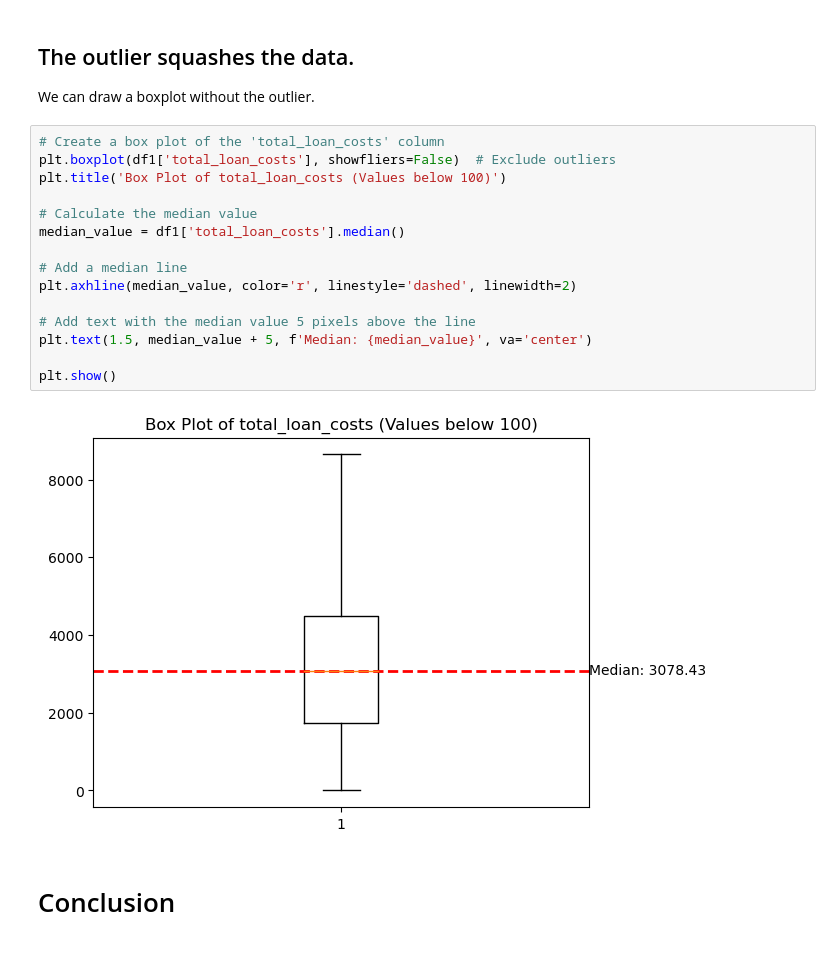
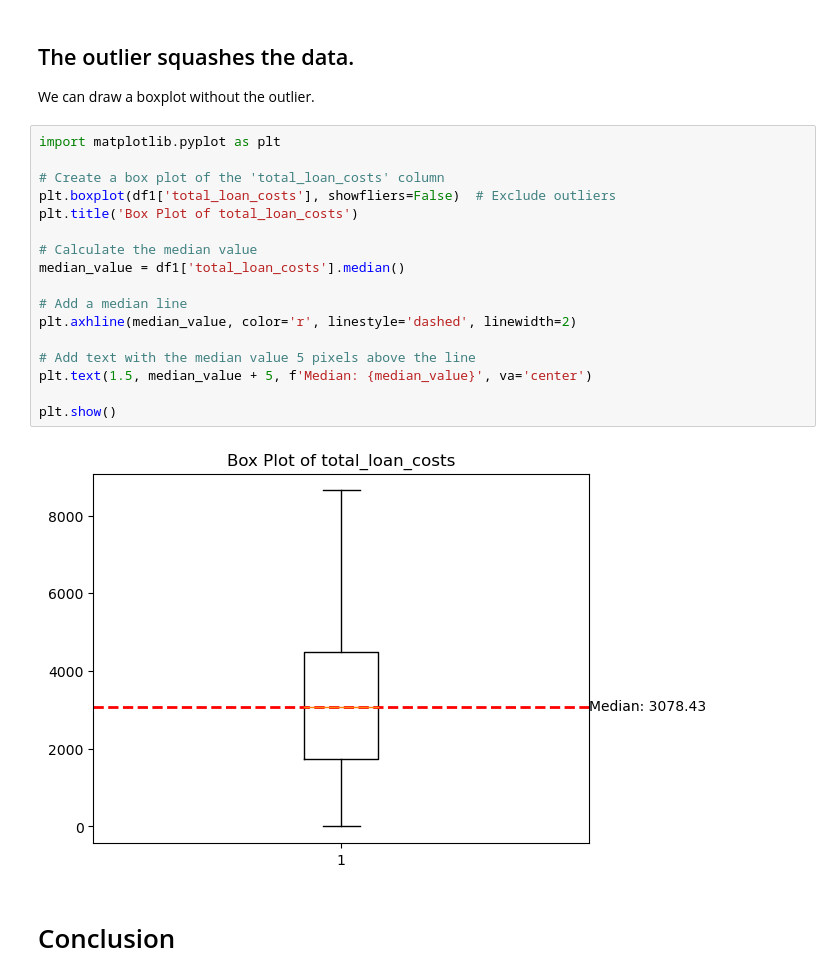
Before and after one commit to aschera/credit_risk_predictor, a Jupyter notebook: notebooks/Christinas/EDA_stepwise/7_total_loan_costs.ipynb, the cells around one changed output. Saved outputs shown, nothing was run; the diff lists cells and outputs as text.

```diff
--- a/notebooks/Christinas/EDA_stepwise/7_total_loan_costs.ipynb
+++ b/notebooks/Christinas/EDA_stepwise/7_total_loan_costs.ipynb
@@ -114,22 +108,24 @@ plt.show()
 ## The outlier squashes the data.
 We can draw a boxplot without the outlier.
 # %%
+import matplotlib.pyplot as plt
+
 # Create a box plot of the 'total_loan_costs' column
 plt.boxplot(df1['total_loan_costs'], showfliers=False)  # Exclude outliers
-plt.title('Box Plot of total_loan_costs (Values below 100)')
+plt.title('Box Plot of total_loan_costs')
 
 # Calculate the median value
 median_value = df1['total_loan_costs'].median()
 
 # Add a median line
 plt.axhline(median_value, color='r', linestyle='dashed', linewidth=2)
 
 # Add text with the median value 5 pixels above the line
 plt.text(1.5, median_value + 5, f'Median: {median_value}', va='center')
 
 plt.show()
 # %% [output]
-[figure, old version]
+[figure, new version]
 # %% [markdown]
 # Conclusion
 # %% [markdown]
```
Also changed, not shown: parts of 1 cell of this notebook, 1 other file.
